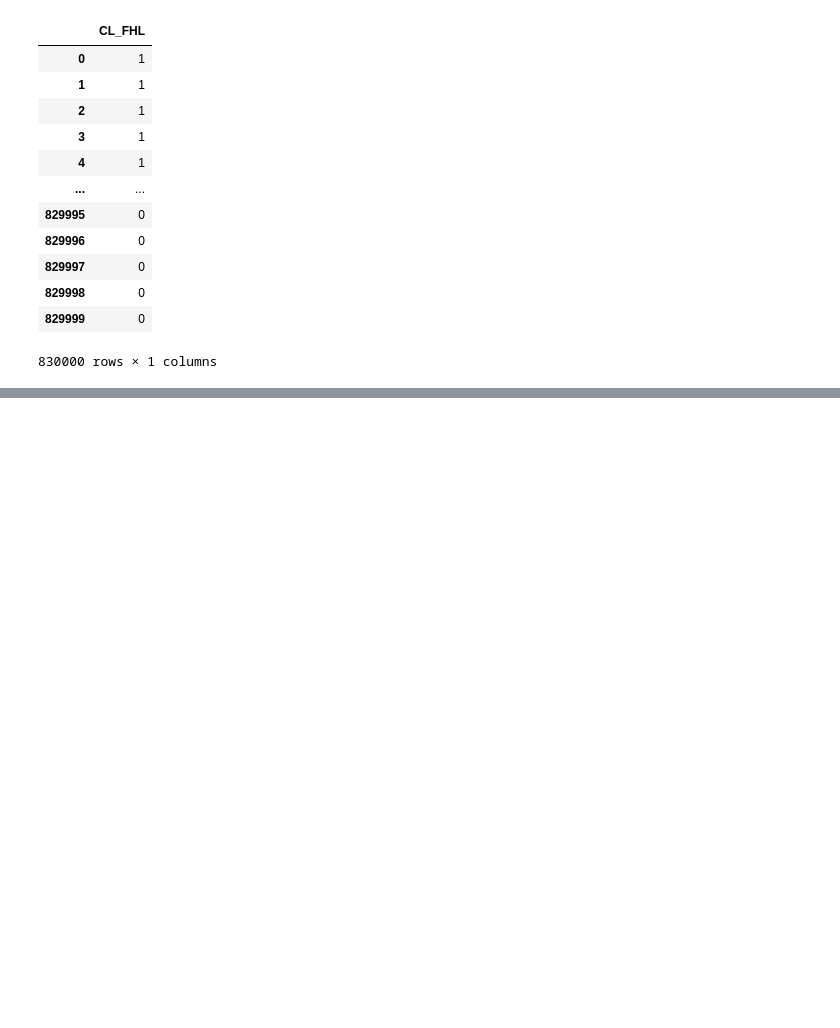
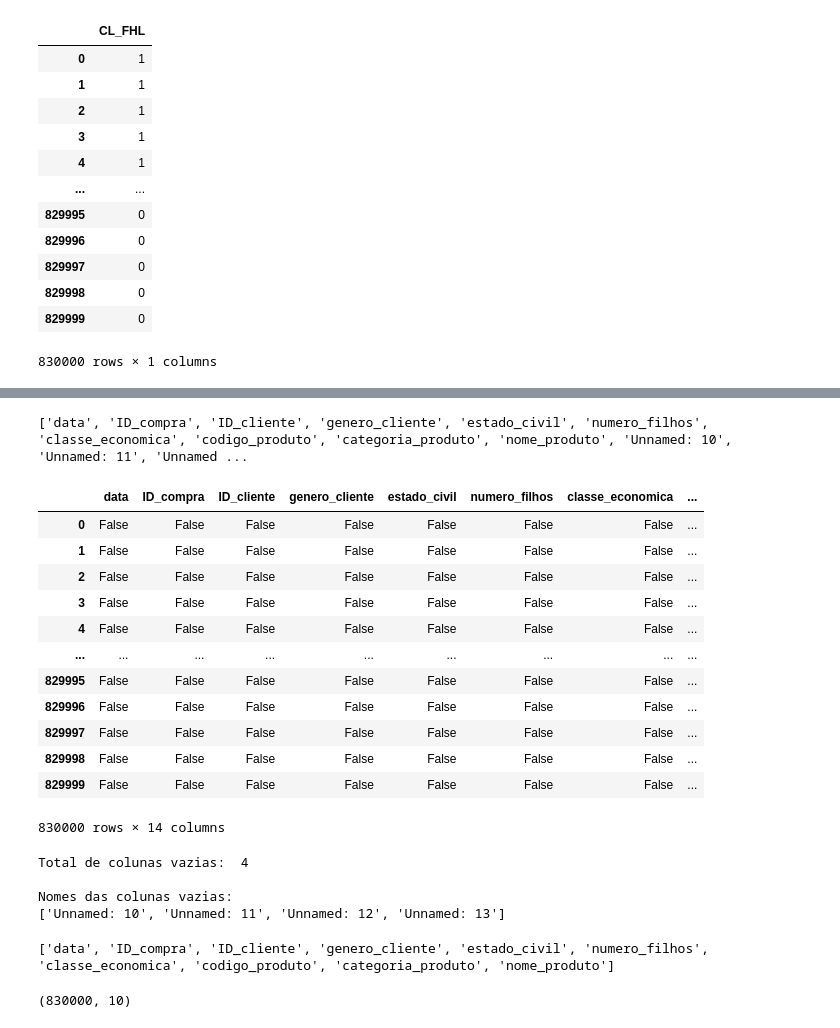
Before and after one commit to jlbfloripa/MiniProjeto_Juliana_Lhullier_Borghetti_Turma_v7.ipynb, a Jupyter notebook: Mini_Projeto_Juliana_Lhullier_Borghetti_v7.ipynb, the cells around one changed output, grey strips where cells are left out. Cells and saved outputs as stored; diff of their text form; code cells hidden in the pictures; blank space fills up the shorter version.

Commit message:
Cópia de segurança
Ainda na etapa de limpeza de dados, resolvi fazer um commit e um push por segurança. Pode ser que eu compartilhe para tirar dúvidas também.

```diff
--- a/Mini_Projeto_Juliana_Lhullier_Borghetti_v7.ipynb
+++ b/Mini_Projeto_Juliana_Lhullier_Borghetti_v7.ipynb
@@ -161,0 +165,23 @@ df_varejo[["CL_FHL"]]
+# %%
+# Criei uma cópia do csv
+
+df_varejo_limpo = df_varejo.copy()
+# %%
+# Renommei as colunas
+
+df_varejo_limpo = df_varejo_limpo.rename(columns={
+    "DATA": "data",
+    "CO_ID": "ID_compra",
+    "CL_ID": "ID_cliente",
+    "CL_GENERO": "genero_cliente",
+    "CL_EC": "estado_civil",
+    "CL_FHL": "numero_filhos",
+    "CL_SEG": "classe_economica",
+    "PR_ID": "codigo_produto",
+    "PR_CAT": "categoria_produto",
+    "PR_NOME": "nome_produto"
+})
+
+# Verifiquei
+
+df_varejo_limpo.head()
@@ -161,0 +195,57 @@ df_varejo[["CL_FHL"]]
+# %%
+# Verifiquei então se todas as colunas estavam corretas
+
+print(df_varejo_limpo.columns.tolist())
+# %% [output]
+['data', 'ID_compra', 'ID_cliente', 'genero_cliente', 'estado_civil', 'numero_filhos', 'classe_economica', 'codigo_produto', 'categoria_produto', 'nome_produto', 'Unnamed: 10', 'Unnamed: 11', 'Unnamed ...
+# %%
+# Verifiquei os valores ausentes
+
+df_varejo_limpo.isna()
+# %% [output]
+|  | data | ID_compra | ID_cliente | genero_cliente | estado_civil | numero_filhos | classe_economica | ... |
+| 0 | False | False | False | False | False | False | False | ... |
+| 1 | False | False | False | False | False | False | False | ... |
+| 2 | False | False | False | False | False | False | False | ... |
+| 3 | False | False | False | False | False | False | False | ... |
+| 4 | False | False | False | False | False | False | False | ... |
+| ... | ... | ... | ... | ... | ... | ... | ... | ... |
+| 829995 | False | False | False | False | False | False | False | ... |
+| 829996 | False | False | False | False | False | False | False | ... |
+| 829997 | False | False | False | False | False | False | False | ... |
+| 829998 | False | False | False | False | False | False | False | ... |
+| 829999 | False | False | False | False | False | False | False | ... |
+830000 rows × 14 columns
+# %%
+# Verifiquei todas (all) as colunas vazias (isna) e criei uma variável (colunas_vazia) para armazenar esses resultados
+
+colunas_vazias = df_varejo_limpo.columns[df_varejo_limpo.isna().all()]
+
+# Imprimi a contagem (len) e o nome das colunas vazias
+
+print("Total de colunas vazias: ", len(colunas_vazias))
+print("\nNomes das colunas vazias: ")
+
+#Por fim, pedi para listar essas colunas
+
+print(colunas_vazias.tolist())
+# %% [output]
+Total de colunas vazias:  4
+
+Nomes das colunas vazias:
+['Unnamed: 10', 'Unnamed: 11', 'Unnamed: 12', 'Unnamed: 13']
+# %%
+# Removi as colunas totalmente vazias
+
+df_varejo_limpo = df_varejo_limpo.dropna(axis=1, how="all")
+
+#Verifiquei as colunas restantes
+print(df_varejo_limpo.columns.tolist())
+# %% [output]
+['data', 'ID_compra', 'ID_cliente', 'genero_cliente', 'estado_civil', 'numero_filhos', 'classe_economica', 'codigo_produto', 'categoria_produto', 'nome_produto']
+# %%
+# Conferi o tamanho do DataFrame após a limpeza das colunas, deu certo
+
+df_varejo_limpo.shape
+# %% [output]
+(830000, 10)
```
Also changed, not shown: parts of 18 cells of this notebook, 1 other file.
